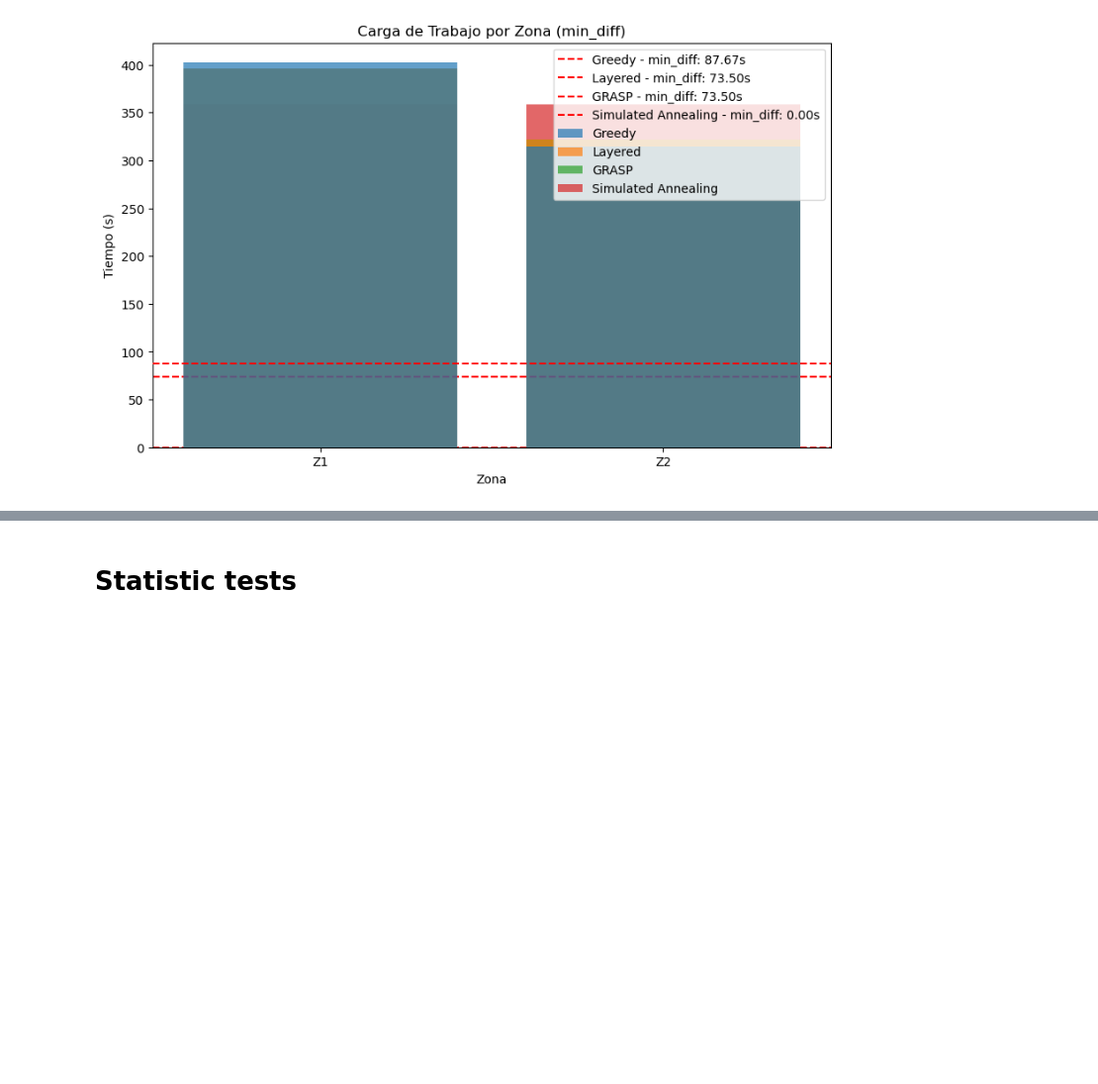
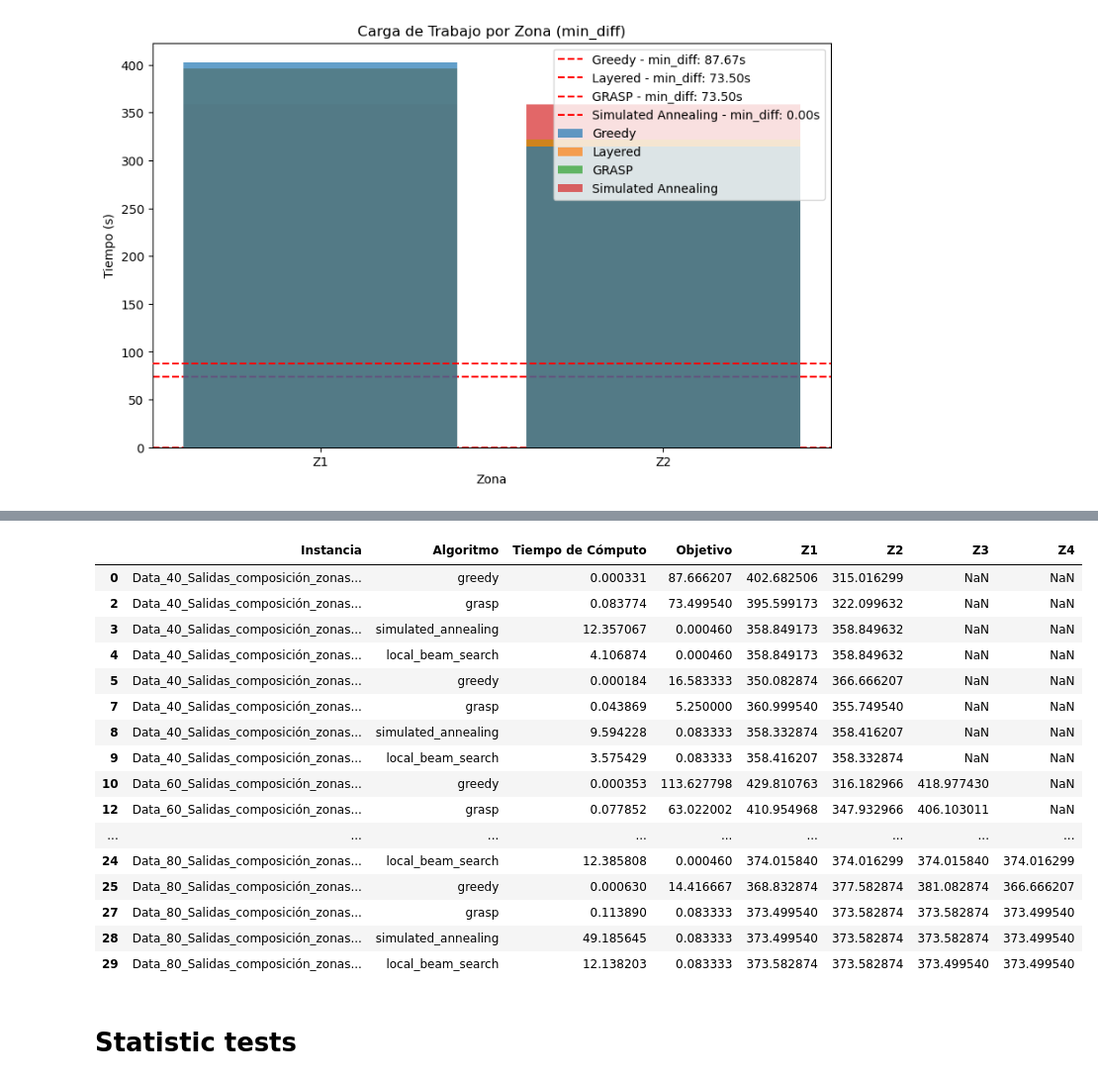
Before and after one commit to Gandata/PTL_Entrega1, a Jupyter notebook: PTL_Constructivo.ipynb, the cells around one changed output, grey strips where cells are left out. Shown at 99% size. Drawn from its saved outputs; the diff is of its cells as text; code cells hidden in the pictures; blank space fills up the shorter version.

Commit message:
Método local beam search

```diff
--- a/PTL_Constructivo.ipynb
+++ b/PTL_Constructivo.ipynb
@@ -1441,3 +1577,26 @@ comparison_table_layered_sa
+# %%
+# Tabla de comparación de constructivo, aleatoriezado, local search y best improvement
+
+comparison_table_4_methods = comparison_table[comparison_table['Algoritmo'].isin(['greedy', 'simulated_annealing', 'grasp', 'local_beam_search'])]
+comparison_table_4_methods
+# %% [output]
+|  | Instancia | Algoritmo | Tiempo de Cómputo | Objetivo | Z1 | Z2 | Z3 | Z4 |
+| 0 | Data_40_Salidas_composición_zonas... | greedy | 0.000331 | 87.666207 | 402.682506 | 315.016299 | NaN | NaN |
+| 2 | Data_40_Salidas_composición_zonas... | grasp | 0.083774 | 73.499540 | 395.599173 | 322.099632 | NaN | NaN |
+| 3 | Data_40_Salidas_composición_zonas... | simulated_annealing | 12.357067 | 0.000460 | 358.849173 | 358.849632 | NaN | NaN |
+| 4 | Data_40_Salidas_composición_zonas... | local_beam_search | 4.106874 | 0.000460 | 358.849173 | 358.849632 | NaN | NaN |
+| 5 | Data_40_Salidas_composición_zonas... | greedy | 0.000184 | 16.583333 | 350.082874 | 366.666207 | NaN | NaN |
+| 7 | Data_40_Salidas_composición_zonas... | grasp | 0.043869 | 5.250000 | 360.999540 | 355.749540 | NaN | NaN |
+| 8 | Data_40_Salidas_composición_zonas... | simulated_annealing | 9.594228 | 0.083333 | 358.332874 | 358.416207 | NaN | NaN |
+| 9 | Data_40_Salidas_composición_zonas... | local_beam_search | 3.575429 | 0.083333 | 358.416207 | 358.332874 | NaN | NaN |
+| 10 | Data_60_Salidas_composición_zonas... | greedy | 0.000353 | 113.627798 | 429.810763 | 316.182966 | 418.977430 | NaN |
+| 12 | Data_60_Salidas_composición_zonas... | grasp | 0.077852 | 63.022002 | 410.954968 | 347.932966 | 406.103011 | NaN |
+| ... | ... | ... | ... | ... | ... | ... | ... | ... |
+| 24 | Data_80_Salidas_composición_zonas... | local_beam_search | 12.385808 | 0.000460 | 374.015840 | 374.016299 | 374.015840 | 374.016299 |
+| 25 | Data_80_Salidas_composición_zonas... | greedy | 0.000630 | 14.416667 | 368.832874 | 377.582874 | 381.082874 | 366.666207 |
+| 27 | Data_80_Salidas_composición_zonas... | grasp | 0.113890 | 0.083333 | 373.499540 | 373.582874 | 373.582874 | 373.499540 |
+| 28 | Data_80_Salidas_composición_zonas... | simulated_annealing | 49.185645 | 0.083333 | 373.499540 | 373.582874 | 373.582874 | 373.499540 |
+| 29 | Data_80_Salidas_composición_zonas... | local_beam_search | 12.138203 | 0.083333 | 373.582874 | 373.582874 | 373.499540 | 373.499540 |
 # %% [markdown]
 # Statistic tests
 # %%
```
Also changed, not shown: parts of 15 cells of this notebook.
